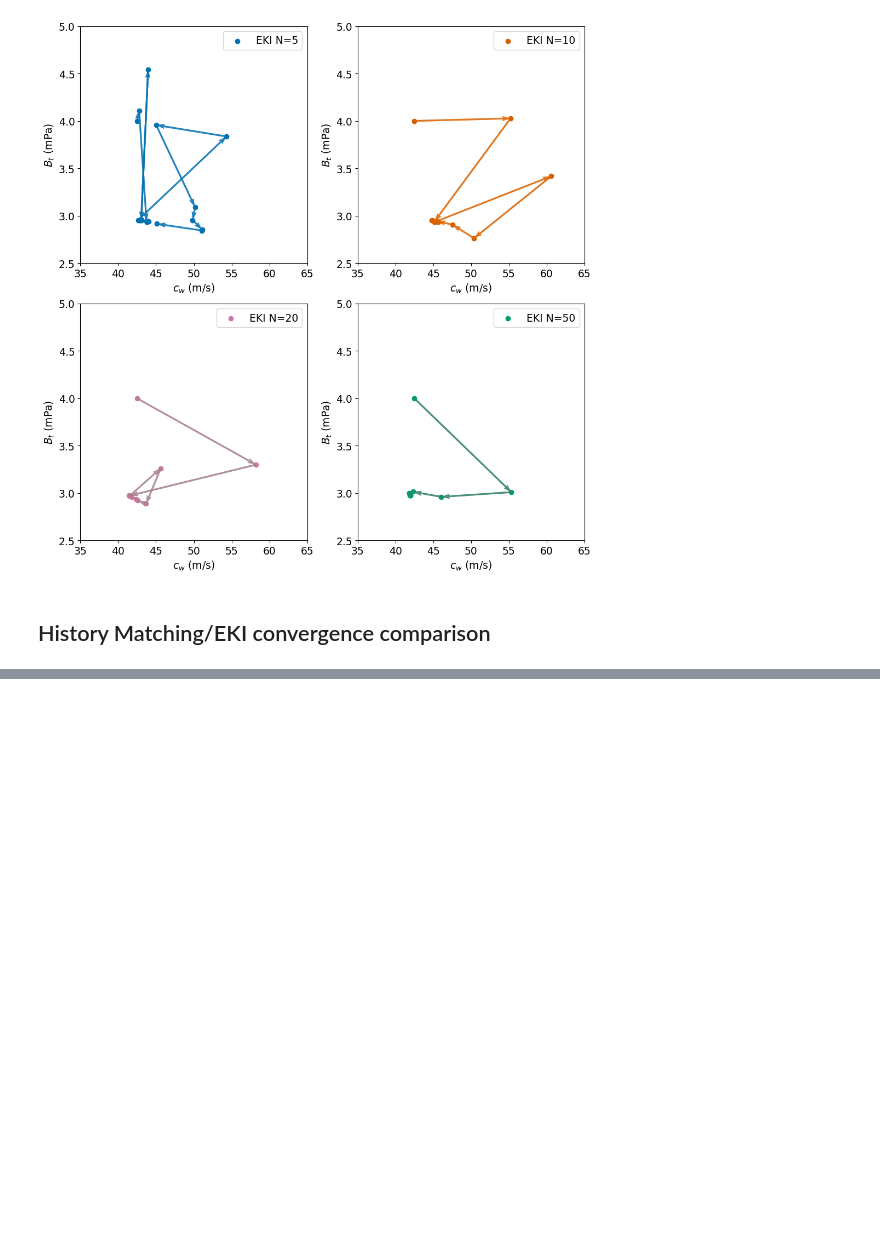
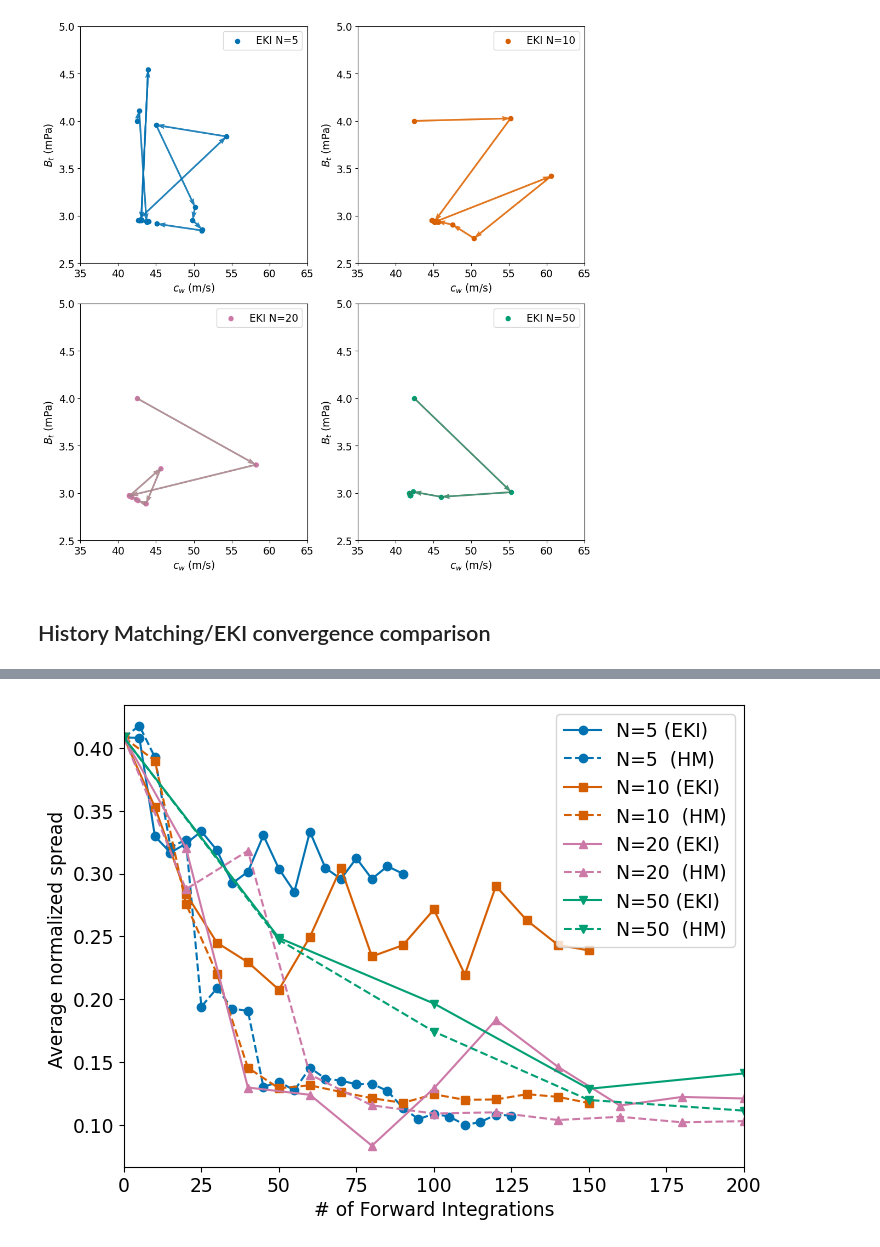
Before and after one commit to Eddy-Stanford/QBO-History-Matching, a Jupyter notebook: notebooks/eki_hm_comparison.ipynb, the cells around one changed output, grey strips where cells are left out. Cells and saved outputs as stored; diff of their text form; code cells hidden in the pictures; blank space fills up the shorter version.

Commit message:
Include CES samples, finished EKI/HM comparison

```diff
--- a/notebooks/eki_hm_comparison.ipynb
+++ b/notebooks/eki_hm_comparison.ipynb
@@ -114,3 +255,25 @@ def get_areas_and_spreads(n,N_samples=10000):
     arearmse[0,1] = np.sqrt(1/6)
     arearmse[0,0] = 100
     return arearmse[:,0],arearmse[:,1]
+
+
+def get_eki_spreads(ces_sample_dir='ces_samples'):
+    spreads = []
+    for n in (5,10,20,50):
+        spread_n= []
+        for cesf in sorted(glob(os.path.join(ces_sample_dir,str(n),'*.npy')),key=lambda x: int(re.search(r'(?<=_)\d+(?=_ces)',x).group())):
+            ces = np.load(cesf)
+            ## Normalize axis
+            ces[:,0] = (ces[:,0] - 5)/75
+            ces[:,1] = (ces[:,1] - 0.001)/0.006
+            centroid = ces.mean(axis=0)
+            norm_residuals = (ces - centroid)
+            spread = np.sqrt(np.mean(np.sum(norm_residuals**2,axis=1)))
+            spread_n.append(spread)
+        spreads.append(spread_n)
+    return spreads
+# %%
+areas5,spread5 = get_areas_and_spreads(5,1000)
+areas10,spread10 = get_areas_and_spreads(10,1000)
+areas20,spread20 = get_areas_and_spreads(20,1000)
+areas50,spread50 = get_areas_and_spreads(50,1000)
@@ -116,0 +298,16 @@ def get_areas_and_spreads(n,N_samples=10000):
+# %%
+plt.figure(figsize=(8,6))
+marker = ['o','s','^','v']
+for i,(n,spread,hm_spread) in enumerate(zip((5,10,20,50),get_eki_spreads(),(spread5,spread10,spread20,spread50))):
+    x = np.arange(0,n*(len(spread)+1),n)
+    xhm = np.arange(0,n*len(hm_spread),n)
+    spread = np.array(spread)
+    plt.plot(x,[np.sqrt(1/6),*spread],label=f'N={n} (EKI)',color=config.COLORS[str(n)],marker=marker[i])
+    plt.plot(xhm,hm_spread,linestyle='--',label=f'N={n}  (HM)',color=config.COLORS[str(n)],marker=marker[i])
+plt.legend()
+plt.xlim(0,200)
+plt.xlabel("# of Forward Integrations")
+plt.ylabel("Average normalized spread ")
+plt.savefig('spread_hm_ces_comp.png')
+# %% [output]
+[figure, added]
```
Also changed, not shown: parts of 4 cells of this notebook, 51 other files.
